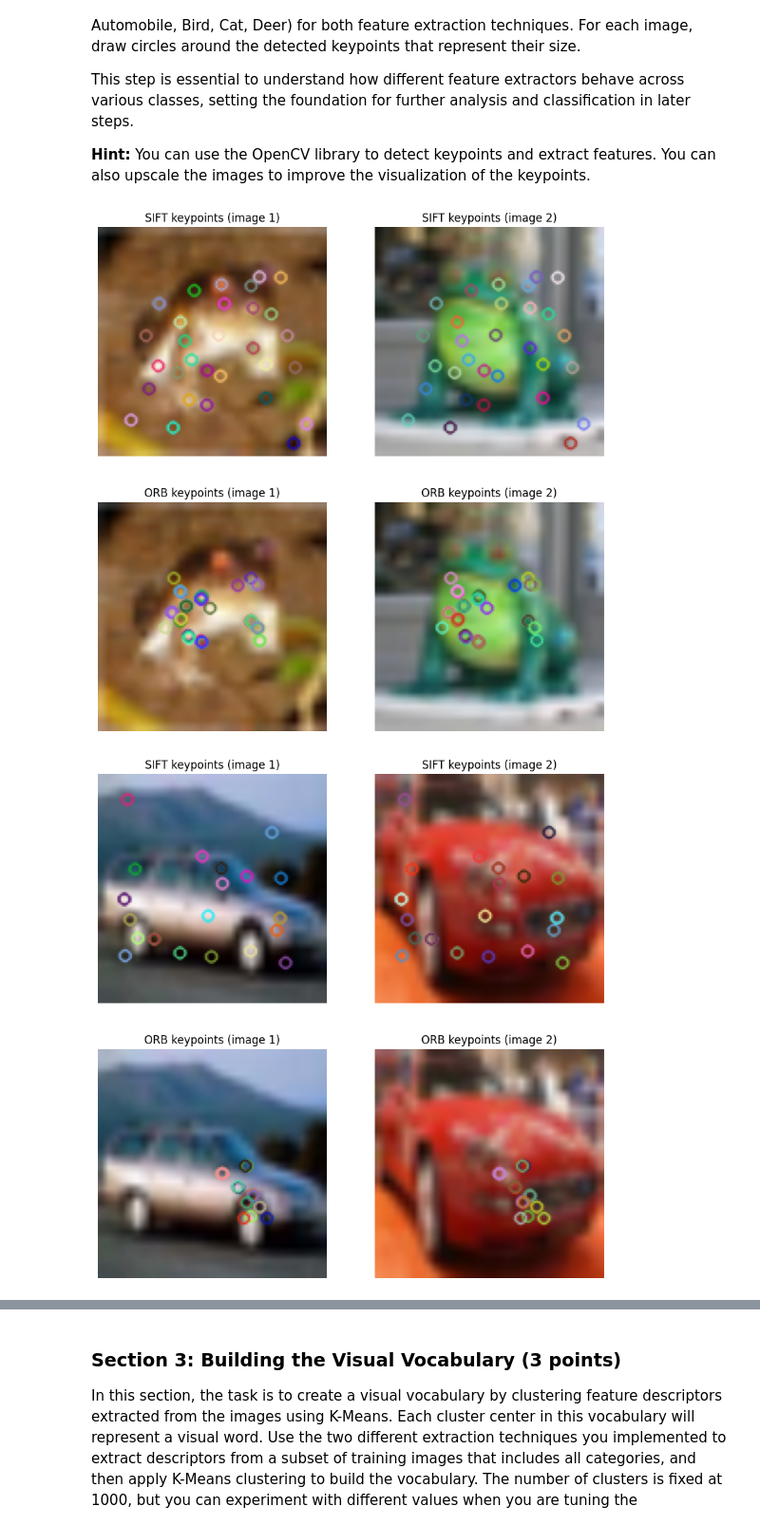
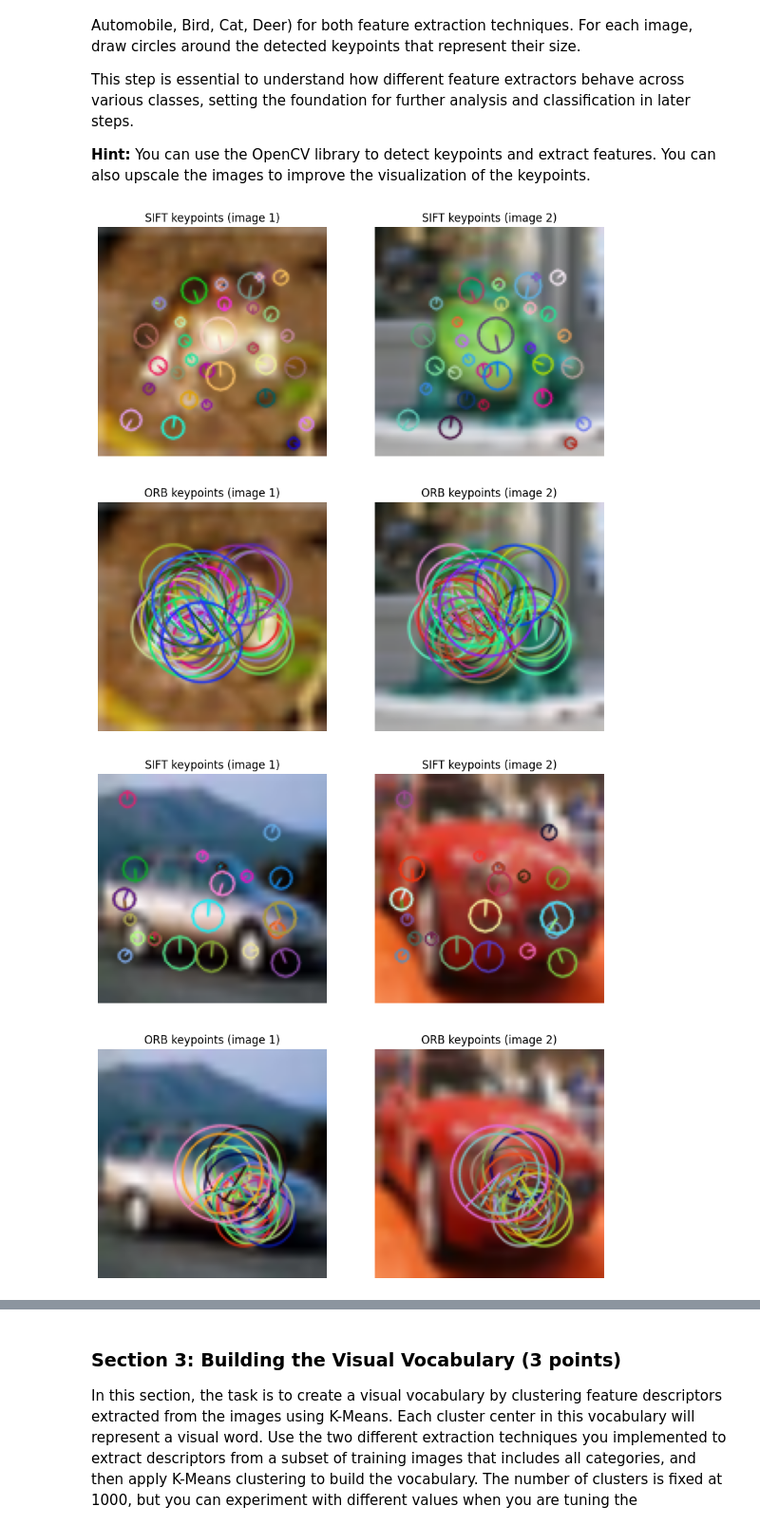
Before and after one commit to fr30/cv1-final-lab-part-1, a Jupyter notebook: cv1-final-lab-part-1.ipynb, the cells around one changed output, grey strips where cells are left out. Shown at 95% size. Cells and saved outputs as stored; diff of their text form; code cells hidden in the pictures.

```diff
--- a/cv1-final-lab-part-1.ipynb
+++ b/cv1-final-lab-part-1.ipynb
@@ -237,36 +237,36 @@ for i in range(num_classes):
     class_image1 = ((class_images[1] + 1) * 127.5).astype(np.uint8)
 
     class_image0 = cv2.resize(class_image0, (128, 128))
     class_image1 = cv2.resize(class_image1, (128, 128))
 
     gray0 = cv2.cvtColor(class_image0, cv2.COLOR_RGB2GRAY)
     gray1 = cv2.cvtColor(class_image0, cv2.COLOR_RGB2GRAY)
 
     sift_keypoints0 = sift_keypoints(gray0)
     sift_keypoints1 = sift_keypoints(gray1)
 
     orb_keypoints0 = orb_keypoints(gray0)
     orb_keypoints1 = orb_keypoints(gray1)
 
     # Show images with keypoints
     fig, axs = plt.subplots(2, 2, figsize=(10, 10))
-    axs[0, 0].imshow(cv2.drawKeypoints(class_image0, sift_keypoints0, None))
+    axs[0, 0].imshow(cv2.drawKeypoints(class_image0, sift_keypoints0, None, flags=cv2.DRAW_MATCHES_FLAGS_DRAW_RICH_KEYPOINTS))
     axs[0, 0].set_title("SIFT keypoints (image 1)")
     axs[0, 0].axis("off")
 
-    axs[0, 1].imshow(cv2.drawKeypoints(class_image1, sift_keypoints1, None))
+    axs[0, 1].imshow(cv2.drawKeypoints(class_image1, sift_keypoints1, None, flags=cv2.DRAW_MATCHES_FLAGS_DRAW_RICH_KEYPOINTS))
     axs[0, 1].set_title("SIFT keypoints (image 2)")
     axs[0, 1].axis("off")
 
-    axs[1, 0].imshow(cv2.drawKeypoints(class_image0, orb_keypoints0, None))
+    axs[1, 0].imshow(cv2.drawKeypoints(class_image0, orb_keypoints0, None, flags=cv2.DRAW_MATCHES_FLAGS_DRAW_RICH_KEYPOINTS))
     axs[1, 0].set_title("ORB keypoints (image 1)")
     axs[1, 0].axis("off")
 
-    axs[1, 1].imshow(cv2.drawKeypoints(class_image1, orb_keypoints1, None))
+    axs[1, 1].imshow(cv2.drawKeypoints(class_image1, orb_keypoints1, None, flags=cv2.DRAW_MATCHES_FLAGS_DRAW_RICH_KEYPOINTS))
     axs[1, 1].set_title("ORB keypoints (image 2)")
     axs[1, 1].axis("off")
 
     plt.show()
 # %% [output]
-[figure, old version]
+[figure, new version]
-[figure, old version]
+[figure, new version]
```
Also changed, not shown: parts of 7 cells of this notebook.
